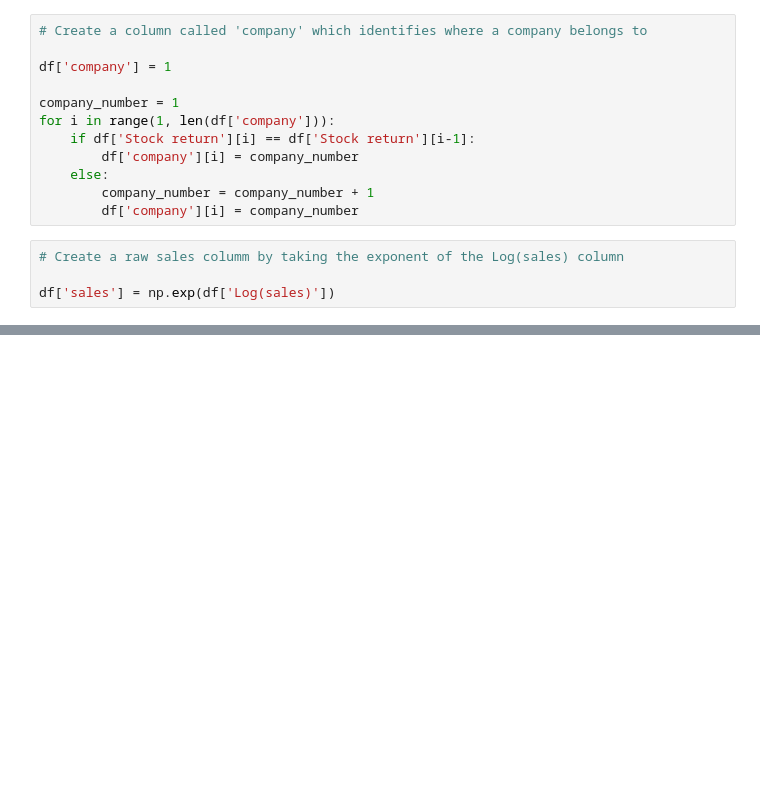
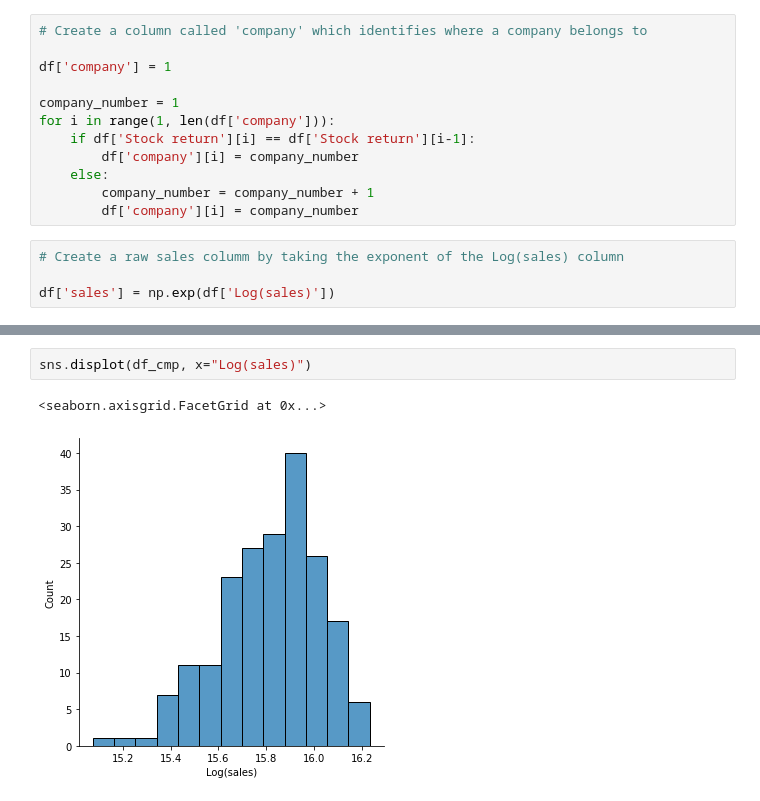
Before and after one commit to AndrewFerris/mbs_da_assessment_2, a Jupyter notebook: analysis/initial_data_exploration.ipynb, the cells around one changed output, grey strips where cells are left out. Saved outputs shown, nothing was run; the diff lists cells and outputs as text; blank space fills up the shorter version.

```diff
--- a/analysis/initial_data_exploration.ipynb
+++ b/analysis/initial_data_exploration.ipynb
@@ -49,0 +101,5 @@ df['sales'] = np.exp(df['Log(sales)'])
+# %%
+sns.displot(df_cmp, x="Log(sales)")
+# %% [output]
+<seaborn.axisgrid.FacetGrid at 0x...>
+[figure, added]
```
Also changed, not shown: parts of 23 cells of this notebook.
